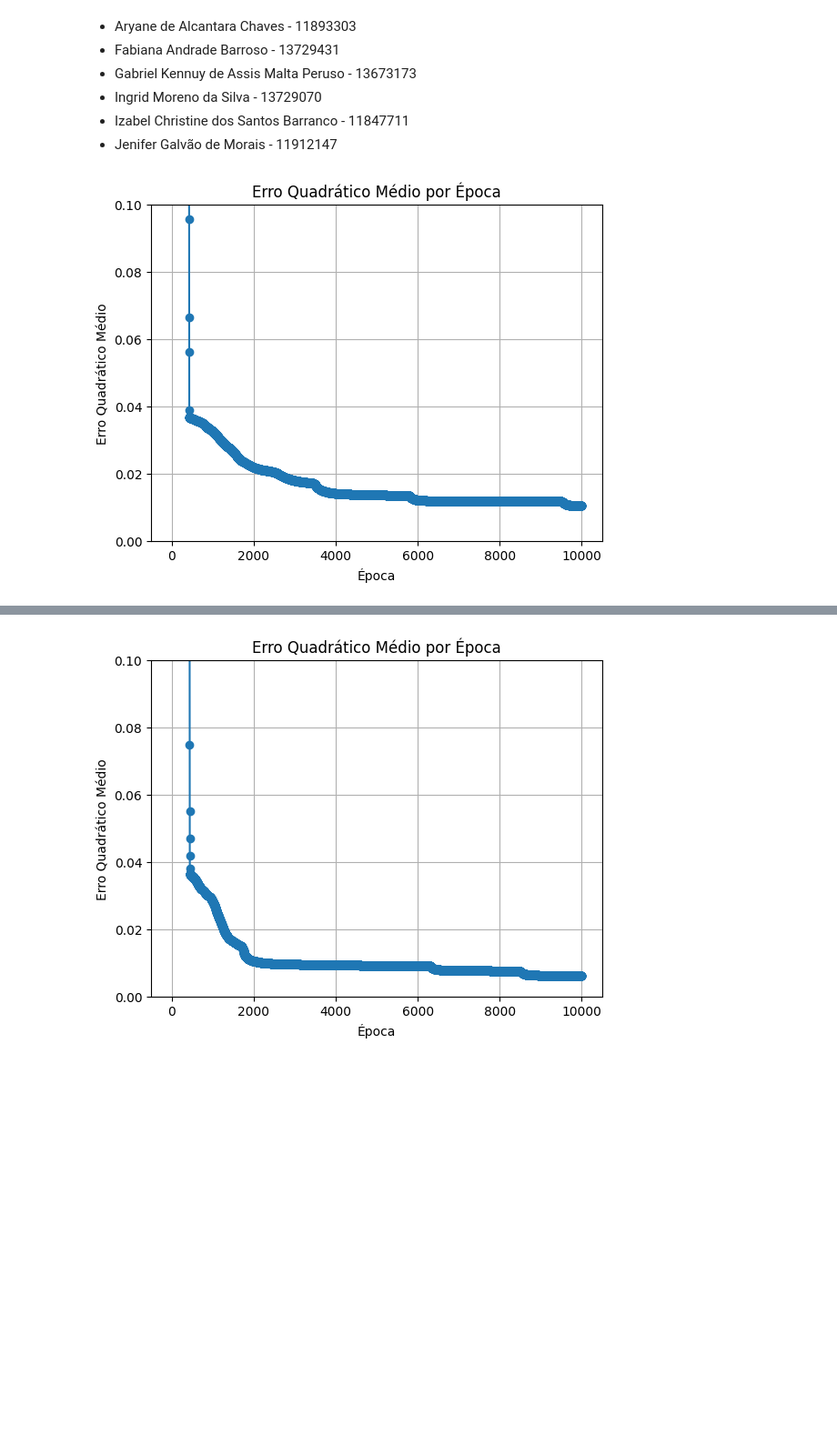
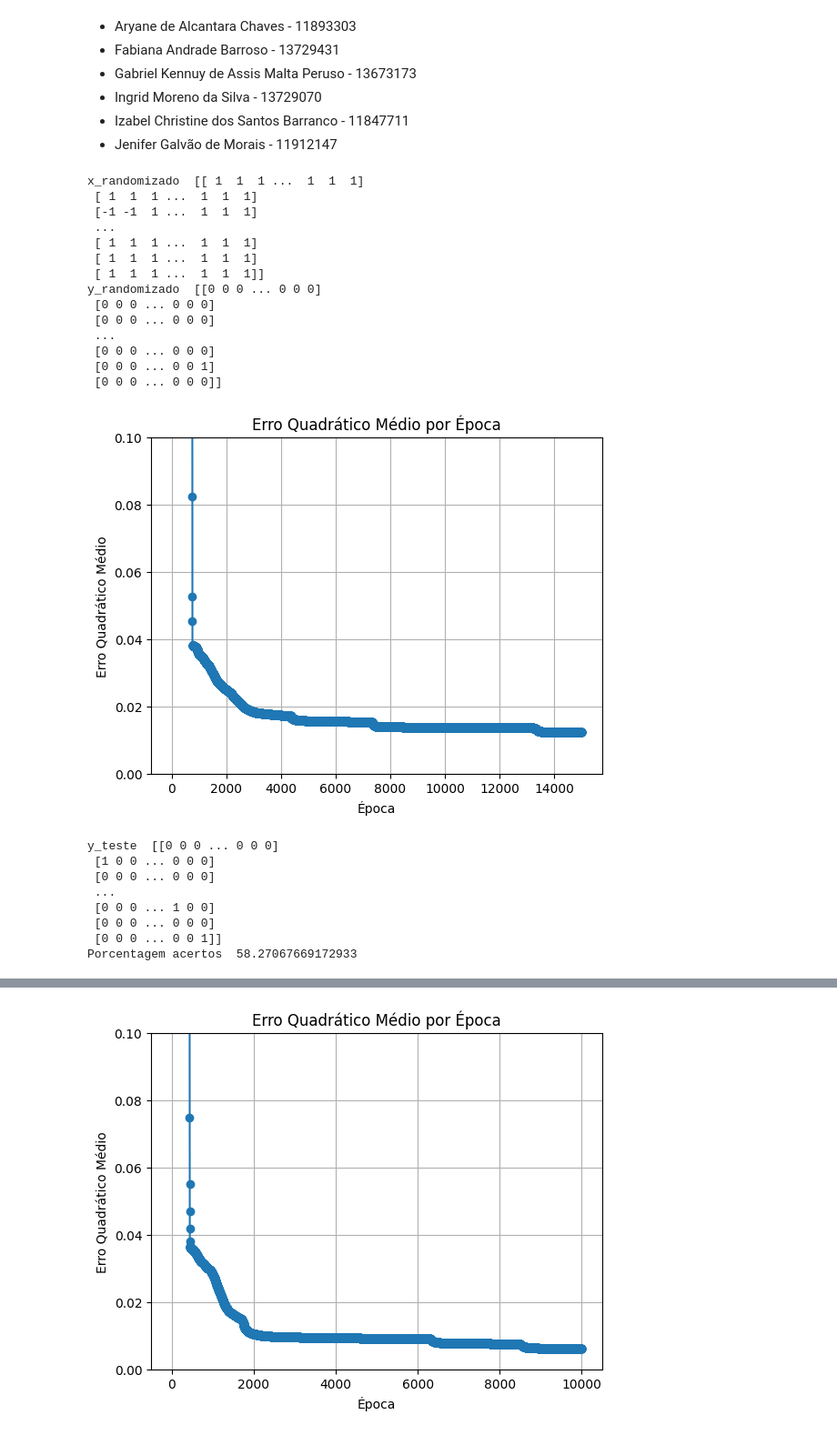
Before and after one commit to FabianaAndrade/projeto_IA, a Jupyter notebook: main.ipynb, the cells around one changed output, grey strips where cells are left out. Shown at 91% size. Saved outputs shown, nothing was run; the diff lists cells and outputs as text; code cells hidden in the pictures; blank space fills up the shorter version.

```diff
--- a/main.ipynb
+++ b/main.ipynb
@@ -146,30 +146,72 @@ class MLP:
         return erros
 # %%
 learning_rate = 0.01
-
+epocas = 15000
 # Inicializando a classe de leitura de dados
 leitura_dados = LeituraDados()
 
-# Randomizando os dados e rótulos de forma consistente
-indices = np.arange(len(leitura_dados.x))
-np.random.shuffle(indices)
-x_randomizado = leitura_dados.x[indices]
-y_randomizado = leitura_dados.y[indices]
+# Combine os arrays em um único array
+arrays_combinados = np.hstack((leitura_dados.x, leitura_dados.y))
+
+# Randomize as linhas do array combinado
+np.random.shuffle(arrays_combinados)
+
+# Separe os arrays de volta em dois arrays
+x_randomizado = arrays_combinados[:, :leitura_dados.x.shape[1]]
+y_randomizado = arrays_combinados[:, leitura_dados.x.shape[1]:]
+
+print('x_randomizado ', x_randomizado)
+print('y_randomizado ', y_randomizado)
 
 # Dividindo os dados e rótulos randomizados em conjuntos de treinamento e teste
 x_treinamento, x_teste, y_treinamento, y_teste = train_test_split(x_randomizado, y_randomizado, test_size=0.2, random_state=42)
 
 # Criando e treinando a rede neural com os dados de treinamento
 mlp = MLP(leitura_dados.tamanho_entrada, 50, leitura_dados.num_classes, learning_rate)
 errors = mlp.treinamento(x_treinamento, y_treinamento, epocas)
 
 # Passando os dados de teste pela MLP para obter previsões
 previsoes_teste = mlp.feedforward(x_teste)
 
 # Recuperando os rótulos originais dos dados de teste
 rotulos_teste_originais = np.argmax(y_teste, axis=1)
+print('y_teste ',y_teste)
+
+acertos = 0
+for i in range(len(previsoes_teste)):
+    saida_a = np.argmax(previsoes_teste[i])
+    esperado = np.argmax(y_teste[i])
+    if(saida_a == esperado):
+       acertos += 1
+    #print(f'Saída: {saida_a}. Esperado: {esperado}')
+
+porcentagem_acertos = (acertos / len(previsoes_teste)) * 100
+
+print('Porcentagem acertos ', porcentagem_acertos)
 # %% [output]
+x_randomizado  [[ 1  1  1 ...  1  1  1]
+ [ 1  1  1 ...  1  1  1]
+ [-1 -1  1 ...  1  1  1]
+ ...
+ [ 1  1  1 ...  1  1  1]
+ [ 1  1  1 ...  1  1  1]
+ [ 1  1  1 ...  1  1  1]]
+y_randomizado  [[0 0 0 ... 0 0 0]
+ [0 0 0 ... 0 0 0]
+ [0 0 0 ... 0 0 0]
+ ...
+ [0 0 0 ... 0 0 0]
+ [0 0 0 ... 0 0 1]
+ [0 0 0 ... 0 0 0]]
-[figure, old version]
+[figure, new version]
+y_teste  [[0 0 0 ... 0 0 0]
+ [1 0 0 ... 0 0 0]
+ [0 0 0 ... 0 0 0]
+ ...
+ [0 0 0 ... 1 0 0]
+ [0 0 0 ... 0 0 0]
+ [0 0 0 ... 0 0 1]]
+Porcentagem acertos  58.27067669172933
 # %% [markdown]
 ![Captura de tela 2024-05-12 162356.png](embedded-picture-1)
 # %%
```
